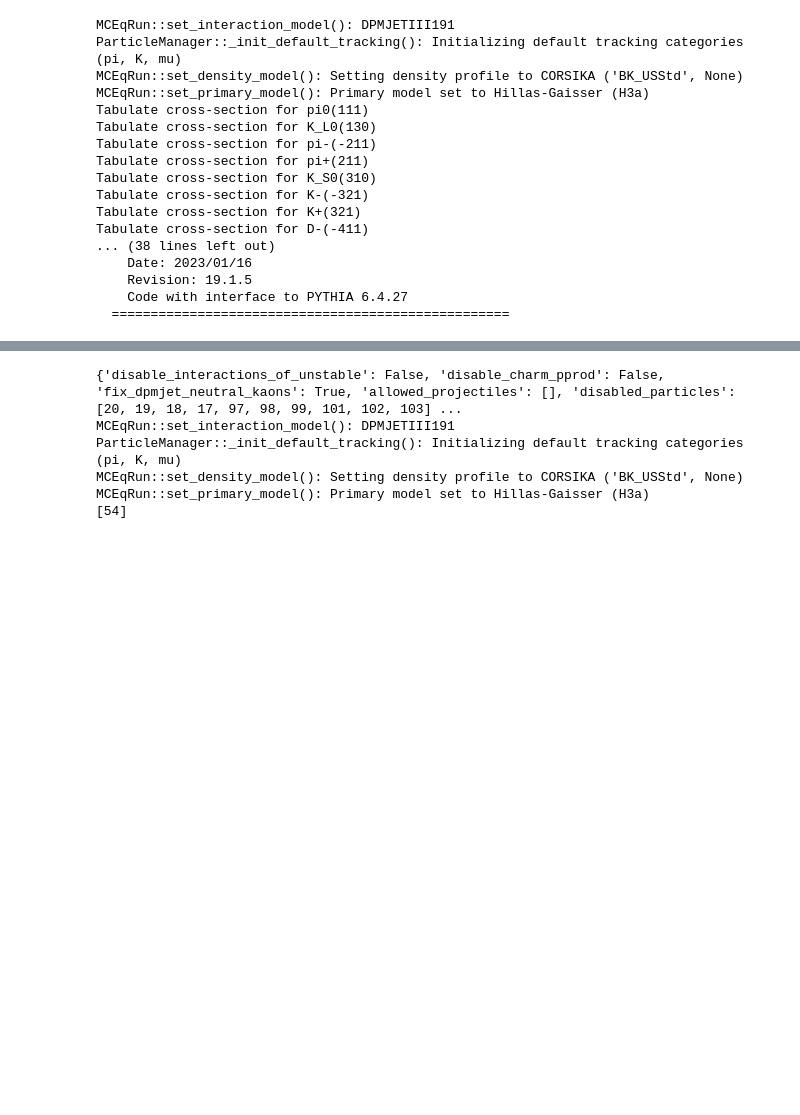
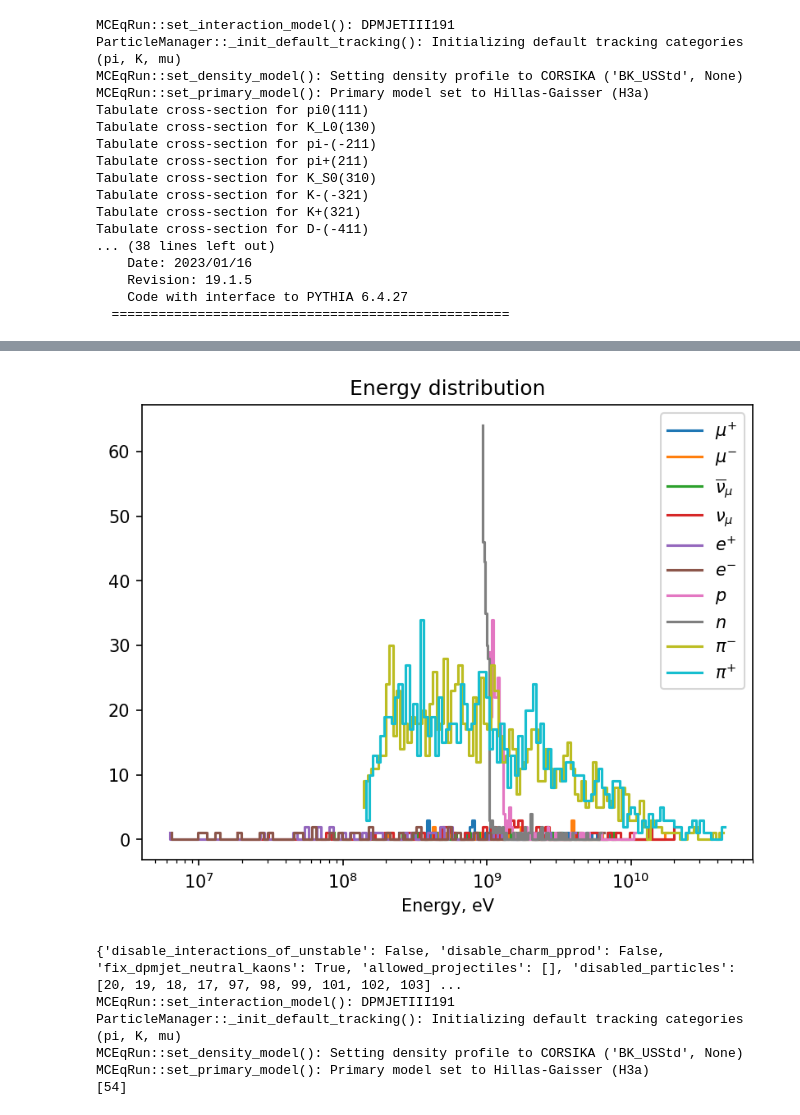
Before and after one commit to jncots/xmax_sigma, a Jupyter notebook: cascade_np/test_cas_driver.ipynb, the cells around one changed output, grey strips where cells are left out. Cells and saved outputs as stored; diff of their text form; code cells hidden in the pictures; blank space fills up the shorter version.

```diff
--- a/cascade_np/test_cas_driver.ipynb
+++ b/cascade_np/test_cas_driver.ipynb
@@ -101,7 +121,9 @@ cascade_analysis.plot_ptypes_energy_dist(from_ = 0)
 # %%
 cascade_analysis.plot_energy()
 # %%
-cascade_analysis.plot_energy_list(pids = [-13, 13, -14, 14, -11, 11, 2212, 2112])
+cascade_analysis.plot_energy_list(pids = [-13, 13, -14, 14, -11, 11, 2212, 2112, -211, 211])
+# %% [output]
+[figure, added]
 # %%
 %autoreload 2
 from mceq_comparison import GetMCEQDist
```
Also changed, not shown: parts of 9 cells of this notebook, 13 other files.
